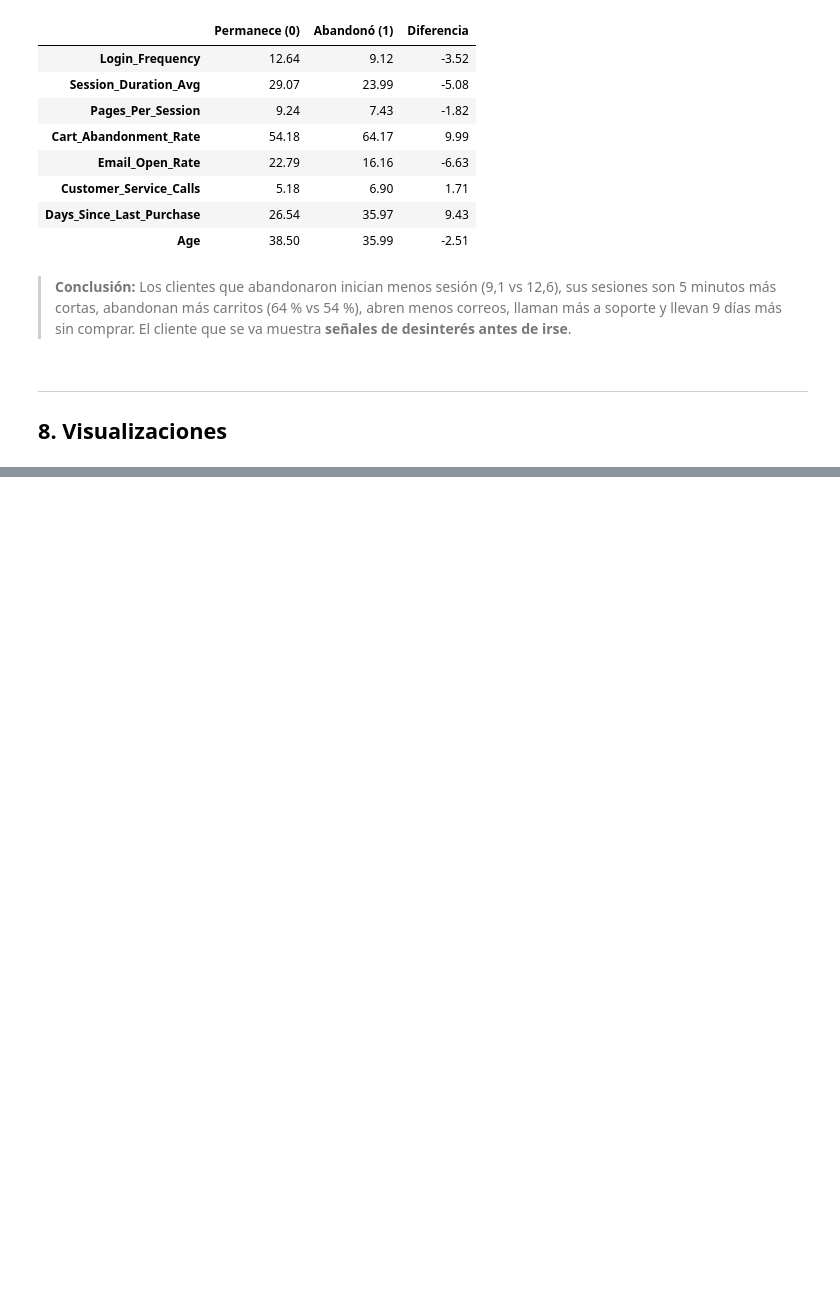
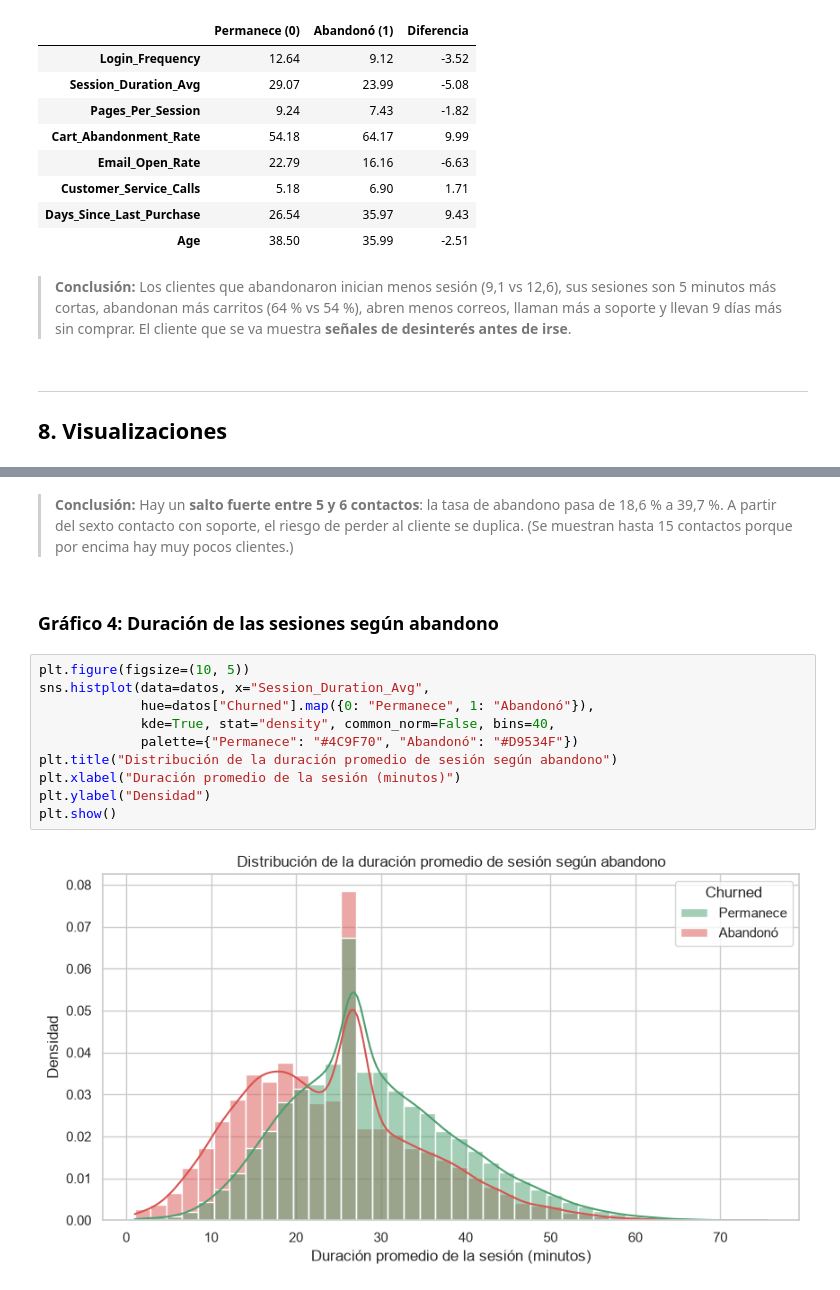
Before and after one commit to wen200729-boop/Analisis-web, a Jupyter notebook: analisis_clientes.ipynb, the cells around one changed output, grey strips where cells are left out. Saved outputs shown, nothing was run; the diff lists cells and outputs as text; blank space fills up the shorter version.

```diff
--- a/analisis_clientes.ipynb
+++ b/analisis_clientes.ipynb
@@ -693,0 +744,16 @@ g5.round(2)
+# %% [markdown]
+> **Conclusión:** Hay un **salto fuerte entre 5 y 6 contactos**: la tasa de abandono pasa de 18,6 % a 39,7 %. A partir del sexto contacto con soporte, el riesgo de perder al cliente se duplica. (Se muestran hasta 15 contactos porque por encima hay muy pocos clientes.)
+# %% [markdown]
+### Gráfico 4: Duración de las sesiones según abandono
+# %%
+plt.figure(figsize=(10, 5))
+sns.histplot(data=datos, x="Session_Duration_Avg",
+             hue=datos["Churned"].map({0: "Permanece", 1: "Abandonó"}),
+             kde=True, stat="density", common_norm=False, bins=40,
+             palette={"Permanece": "#4C9F70", "Abandonó": "#D9534F"})
+plt.title("Distribución de la duración promedio de sesión según abandono")
+plt.xlabel("Duración promedio de la sesión (minutos)")
+plt.ylabel("Densidad")
+plt.show()
+# %% [output]
+[figure, added]
```
Also changed, not shown: parts of 16 cells of this notebook.
